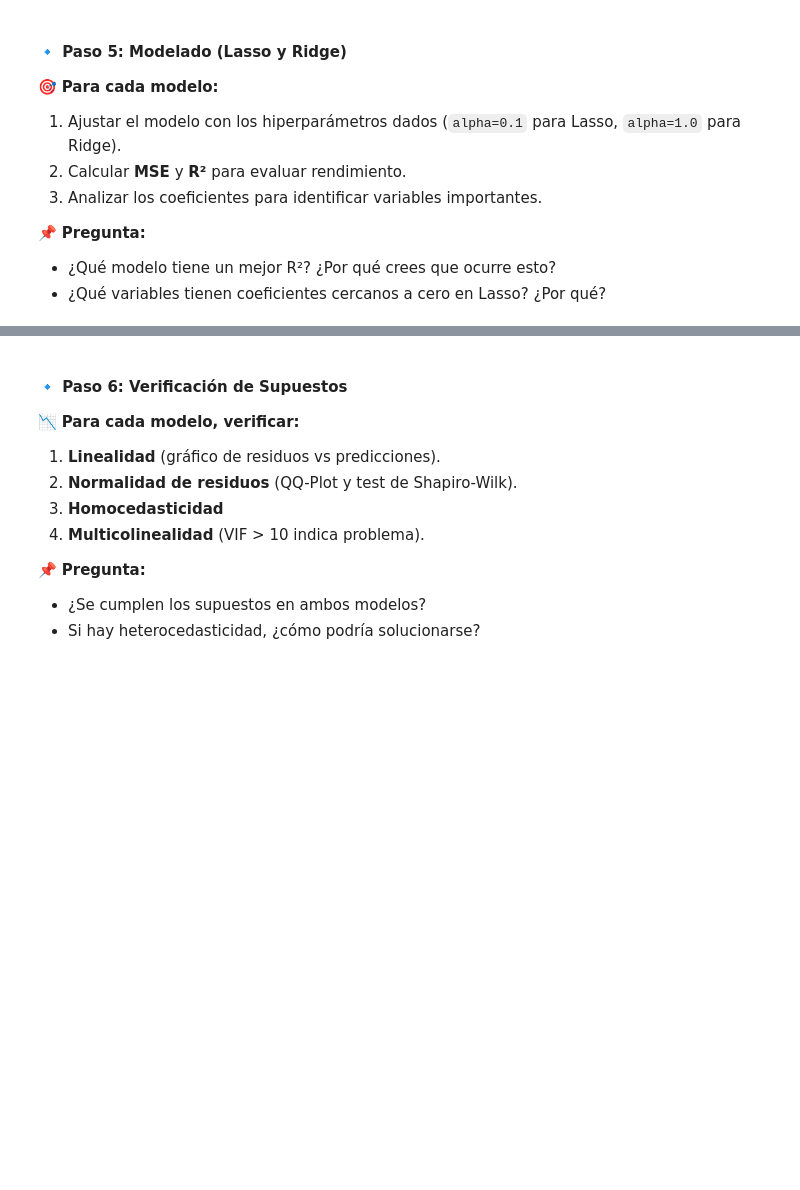
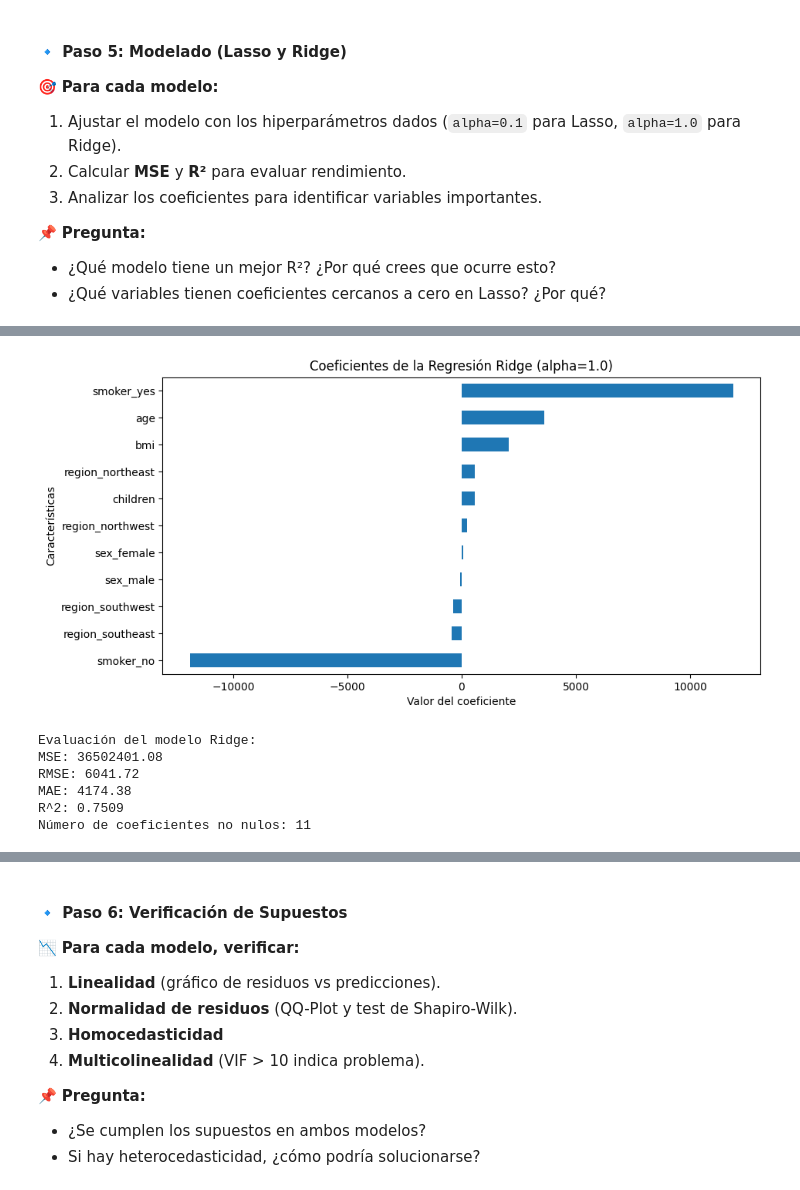
Before and after one commit to AleR26/ColabFiles, a Jupyter notebook: practicasregresionlasso_ridge.ipynb, the cells around one changed output, grey strips where cells are left out. Cells and saved outputs as stored; diff of their text form; code cells hidden in the pictures; blank space fills up the shorter version.

```diff
--- a/practicasregresionlasso_ridge.ipynb
+++ b/practicasregresionlasso_ridge.ipynb
@@ -144,3 +186,16 @@ plt.show()
 📌 **Pregunta:**
 - ¿Qué modelo tiene un mejor R²? ¿Por qué crees que ocurre esto?
 - ¿Qué variables tienen coeficientes cercanos a cero en Lasso? ¿Por qué?
+# %%
+# Definir el parámetro de regularización (alpha)
+# Se puede ajustar con validación cruzada para optimizar el rendimiento
+alpha = 0.1  # Controla la penalización sobre los coeficientes
+
+# Crear un pipeline que primero preprocesa los datos y luego aplica regresión Lasso
+lasso = Pipeline([
+    ("preprocessor", preprocessor),
+    ("lasso", Lasso(alpha=alpha))
+])
+
+# Entrenar el modelo Lasso con los datos
+lasso.fit(X, y)
@@ -146,0 +210,11 @@ plt.show()
+# %%
+# Definir un valor fijo de alpha
+alpha = 1.0  # Se puede ajustar manualmente según necesidad
+
+# Crear un pipeline con Ridge
+ridge = Pipeline([
+    ("preprocessor", preprocessor),
+    ("ridge", Ridge(alpha=alpha))
+])
+# Entrenar el modelo Ridge
+ridge.fit(X, y)
@@ -146,0 +229,9 @@ plt.show()
+# %%
+# Obtener los coeficientes después del ajuste
+feature_names = list(numerical_features) + list(lasso.named_steps["preprocessor"].named_transformers_["cat"].get_feature_names_out())
+coef_lasso = pd.Series(lasso.named_steps["lasso"].coef_, index=feature_names)
+print("Lasso Coefficients:\n", coef_lasso)
+
+feature_names_ridge = list(numerical_features) + list(ridge.named_steps["preprocessor"].named_transformers_["cat"].get_feature_names_out())
+coef_ridge = pd.Series(ridge.named_steps["ridge"].coef_, index=feature_names_ridge)
+print("\nRidge Coefficients:\n", coef_ridge)
@@ -146,0 +256,35 @@ plt.show()
+# %%
+# Graficar los coeficientes de la regresión Ridge
+plt.figure(figsize=(10, 5))
+coef_ridge.sort_values().plot(kind="barh")
+plt.title(f"Coeficientes de la Regresión Ridge (alpha={alpha})")
+plt.xlabel("Valor del coeficiente")
+plt.ylabel("Características")
+plt.show()
+# %% [output]
+[figure, added]
+# %%
+from sklearn.metrics import mean_squared_error, mean_absolute_error, r2_score
+# Evaluación del modelo con métricas de desempeño
+y_pred = ridge.predict(X)
+
+MSE = mean_squared_error(y, y_pred)  # Error cuadrático medio
+RMSE = np.sqrt(MSE)  # Raíz del error cuadrático medio
+MAE = mean_absolute_error(y, y_pred)  # Error absoluto medio
+R2 = r2_score(y, y_pred)  # Coeficiente de determinación
+n_nonzero_coef = np.sum(coef_ridge != 0)  # Número de coeficientes distintos de cero
+
+# Imprimir los resultados de las métricas
+print("Evaluación del modelo Ridge:")
+print(f"MSE: {MSE:.2f}")
+print(f"RMSE: {RMSE:.2f}")
+print(f"MAE: {MAE:.2f}")
+print(f"R^2: {R2:.4f}")
+print(f"Número de coeficientes no nulos: {n_nonzero_coef}")
+# %% [output]
+Evaluación del modelo Ridge:
+MSE: 36502401.08
+RMSE: 6041.72
+MAE: 4174.38
+R^2: 0.7509
+Número de coeficientes no nulos: 11
```
Also changed, not shown: parts of 21 cells of this notebook.
